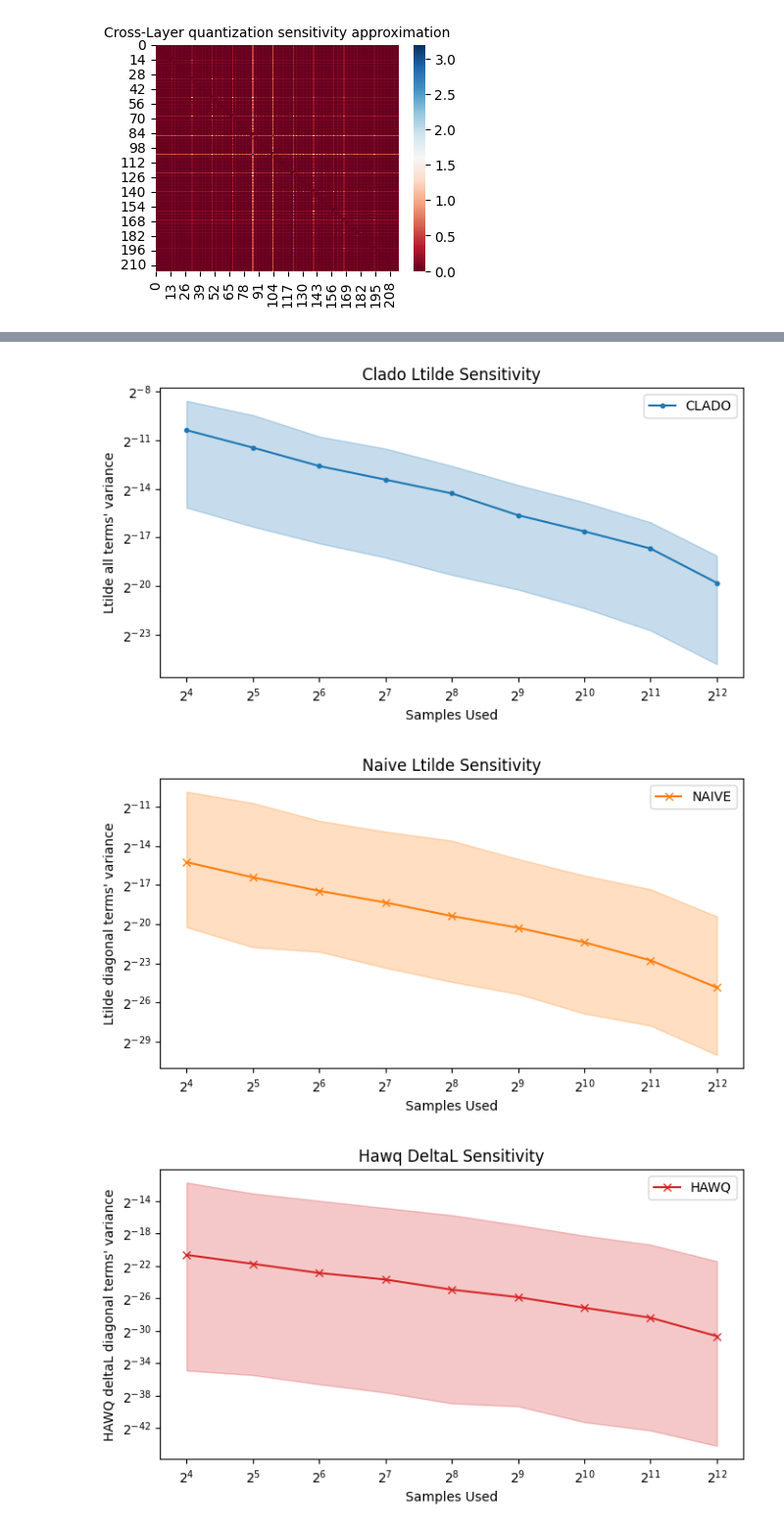
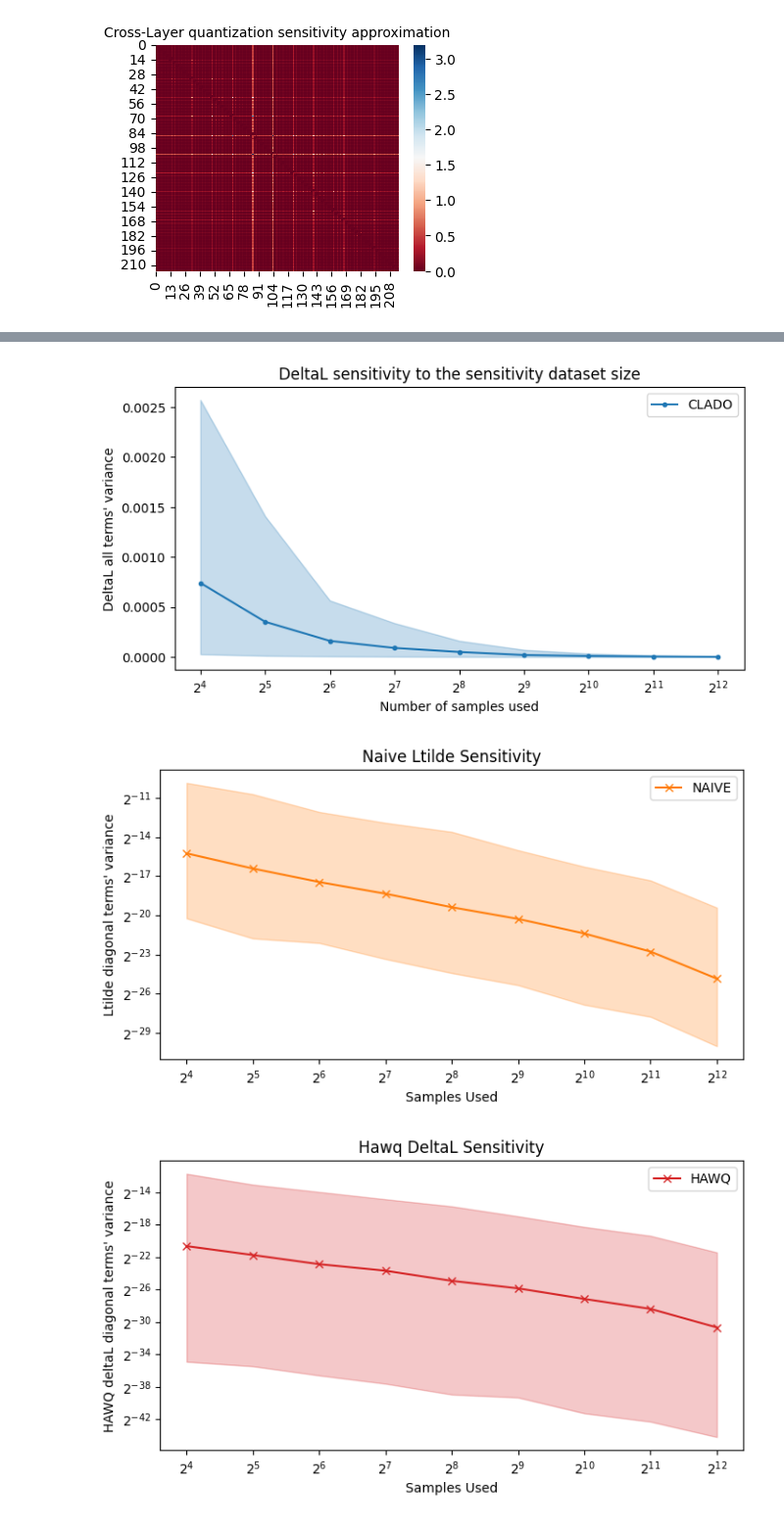
Before and after one commit to JamesTuna/CLADO_MPQ, a Jupyter notebook: bert/CLADO_multiWeight_bert-base.ipynb, the cells around one changed output, grey strips where cells are left out. Shown at 98% size. Saved outputs shown, nothing was run; the diff lists cells and outputs as text; code cells hidden in the pictures.

```diff
--- a/bert/CLADO_multiWeight_bert-base.ipynb
+++ b/bert/CLADO_multiWeight_bert-base.ipynb
@@ -666,40 +776,43 @@ for i, n_batch in enumerate(num_batches):
 plt.rcParams['figure.figsize'] = (8,4)
 plt.plot(num_samples, np.quantile(clado_var, 0.5, axis=1), marker='.', label=f'CLADO', color='#1f77b4')
 plt.fill_between(num_samples, np.quantile(clado_var, 0.75, axis=1), np.quantile(clado_var, 0.25, axis=1), alpha=0.25, color='#1f77b4')
+# plt.plot(num_samples, np.quantile(naive_var, 0.5, axis=1), marker='x', label=f'NAIVE-cross-layer dependency unaware', color='#ff7f0e')
+# plt.fill_between(num_samples, np.quantile(naive_var, 0.75, axis=1), np.quantile(naive_var, 0.25, axis=1), alpha=0.25, color='#ff7f0e')
+
 plt.xscale('log', base=2)
-plt.yscale('log', base=2)
+#plt.yscale('log', base=2)
 plt.xticks(num_samples)
 plt.legend()
-plt.ylabel("Ltilde all terms' variance")
-plt.xlabel('Samples Used')
-plt.title(f'Clado Ltilde Sensitivity')
+plt.ylabel("DeltaL all terms' variance")
+plt.xlabel('Number of samples used')
+plt.title(f'DeltaL sensitivity to the sensitivity dataset size')
 plt.show()
 
 plt.rcParams['figure.figsize'] = (8,4)
 plt.plot(num_samples, np.quantile(naive_var, 0.5, axis=1), marker='x', label=f'NAIVE', color='#ff7f0e')
 plt.fill_between(num_samples, np.quantile(naive_var, 0.75, axis=1), np.quantile(naive_var, 0.25, axis=1), alpha=0.25, color='#ff7f0e')
 plt.xscale('log', base=2)
 plt.yscale('log', base=2)
 plt.xticks(num_samples)
 plt.legend()
 plt.ylabel("Ltilde diagonal terms' variance")
 plt.xlabel('Samples Used')
 plt.title(f'Naive Ltilde Sensitivity')
 plt.show()
 
 plt.rcParams['figure.figsize'] = (8,4)
 plt.plot(num_samples, np.quantile(hawq_var, 0.5, axis=1), marker='x', label=f'HAWQ', color='#d62728')
 plt.fill_between(num_samples, np.quantile(hawq_var, 0.75, axis=1), np.quantile(hawq_var, 0.25, axis=1), alpha=0.25, color='#d62728')
 plt.xscale('log', base=2)
 plt.yscale('log', base=2)
 plt.xticks(num_samples)
 plt.legend()
 plt.ylabel("HAWQ deltaL diagonal terms' variance")
 plt.xlabel('Samples Used')
 plt.title(f'Hawq DeltaL Sensitivity')
 plt.show()
 # %% [output]
-[figure, old version]
+[figure, new version]
 [figure]
 [figure]
 # %%
```
Also changed, not shown: parts of 5 cells of this notebook, 1 other file.
